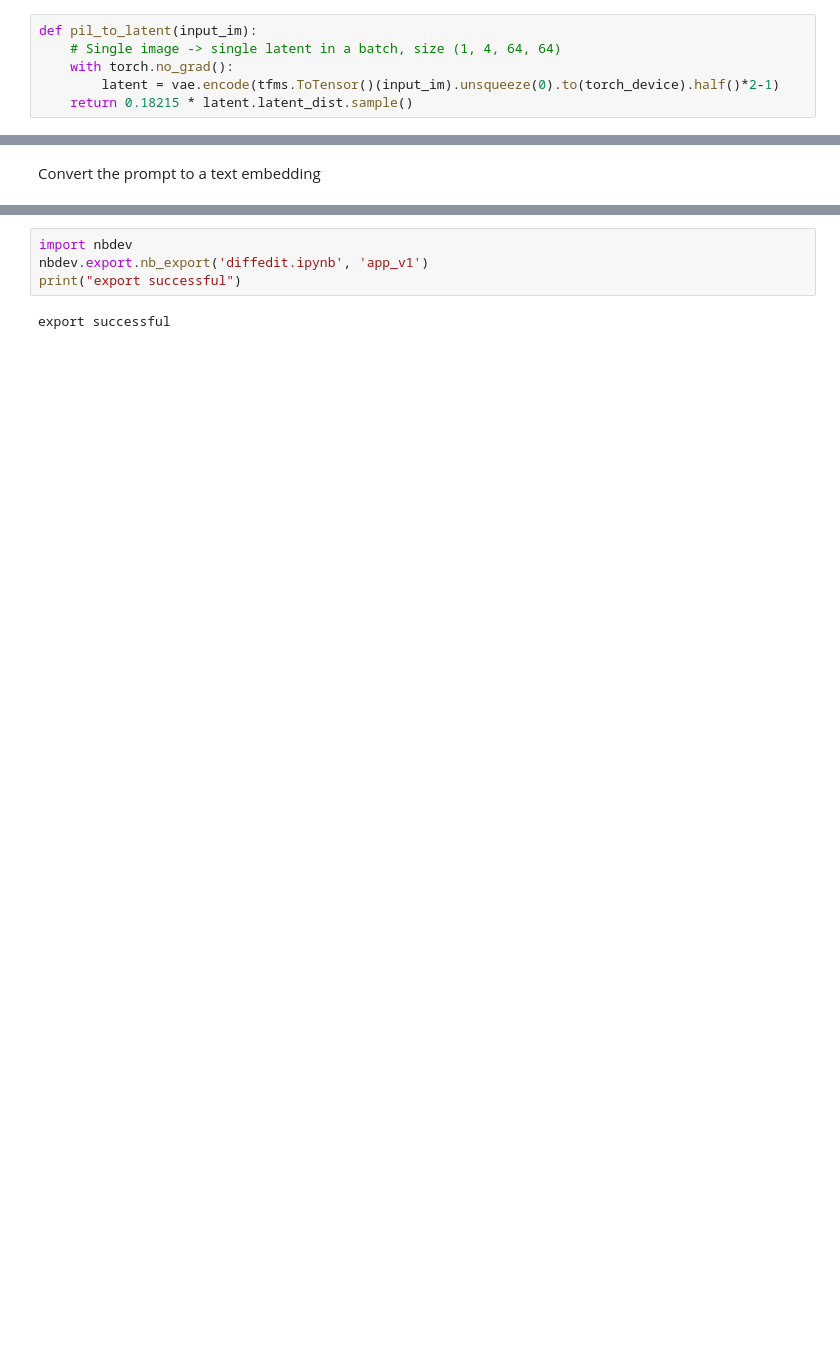
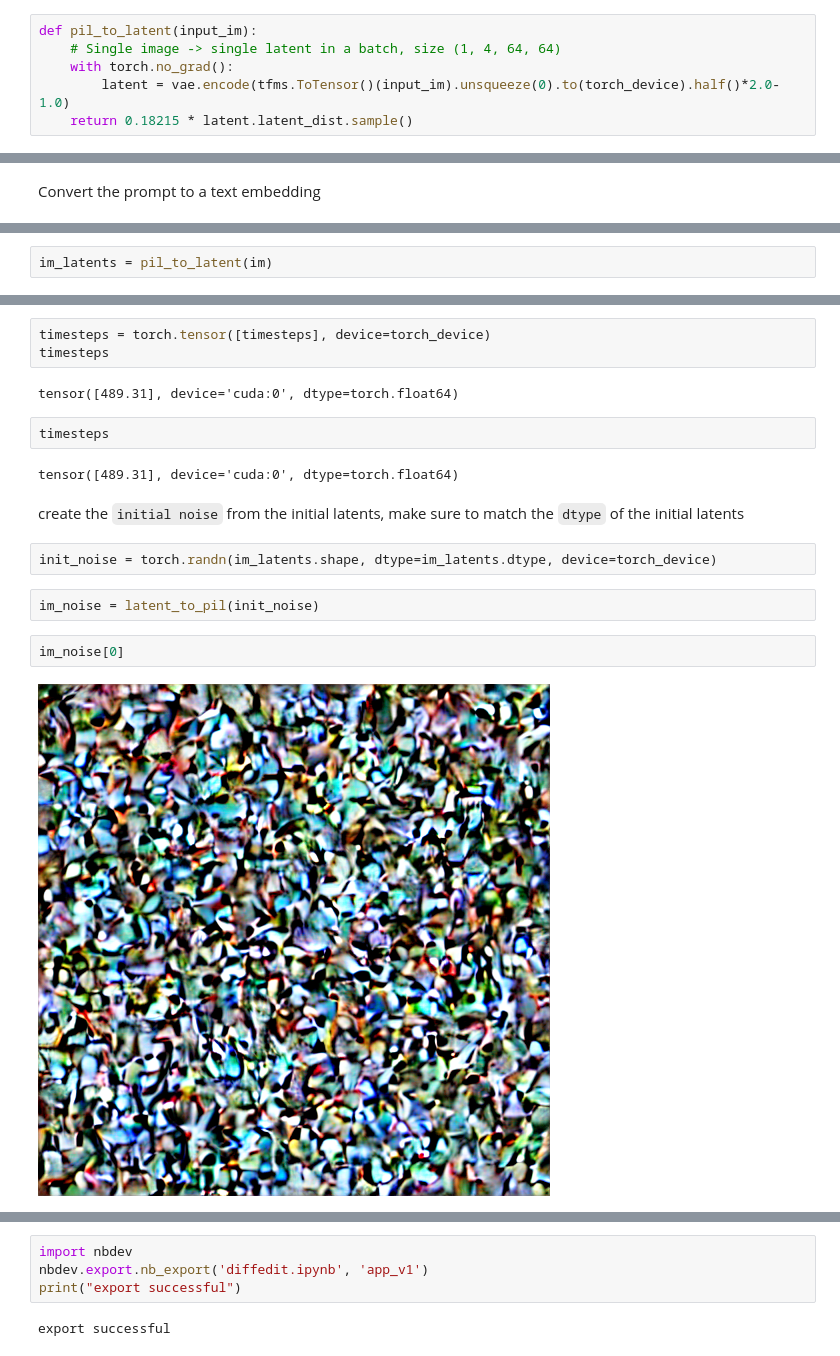
Before and after one commit to peterbull/diffedit, a Jupyter notebook: diffedit.ipynb, the cells around one changed output, grey strips where cells are left out. Drawn from its saved outputs; the diff is of its cells as text; blank space fills up the shorter version.

Commit message:
add noise to latent working

```diff
--- a/diffedit.ipynb
+++ b/diffedit.ipynb
@@ -66,7 +64,7 @@ NameError: name 'AutoencoderKL' is not defined
 def pil_to_latent(input_im):
     # Single image -> single latent in a batch, size (1, 4, 64, 64)
     with torch.no_grad():
-        latent = vae.encode(tfms.ToTensor()(input_im).unsqueeze(0).to(torch_device).half()*2-1)
+        latent = vae.encode(tfms.ToTensor()(input_im).unsqueeze(0).to(torch_device).half()*2.0-1.0)
     return 0.18215 * latent.latent_dist.sample()
 # %%
 def latent_to_pil(latents):
@@ -128,0 +116,2 @@ Prep Latents
+# %%
+im_latents = pil_to_latent(im)
@@ -128,0 +143,19 @@ Prep Latents
+# %%
+timesteps = torch.tensor([timesteps], device=torch_device)
+timesteps
+# %% [output]
+tensor([489.31], device='cuda:0', dtype=torch.float64)
+# %%
+timesteps
+# %% [output]
+tensor([489.31], device='cuda:0', dtype=torch.float64)
+# %% [markdown]
+create the `initial noise` from the initial latents, make sure to match the `dtype` of the initial latents
+# %%
+init_noise = torch.randn(im_latents.shape, dtype=im_latents.dtype, device=torch_device)
+# %%
+im_noise = latent_to_pil(init_noise)
+# %%
+im_noise[0]
+# %% [output]
+[figure, added]
```
Also changed, not shown: parts of 34 cells of this notebook.
